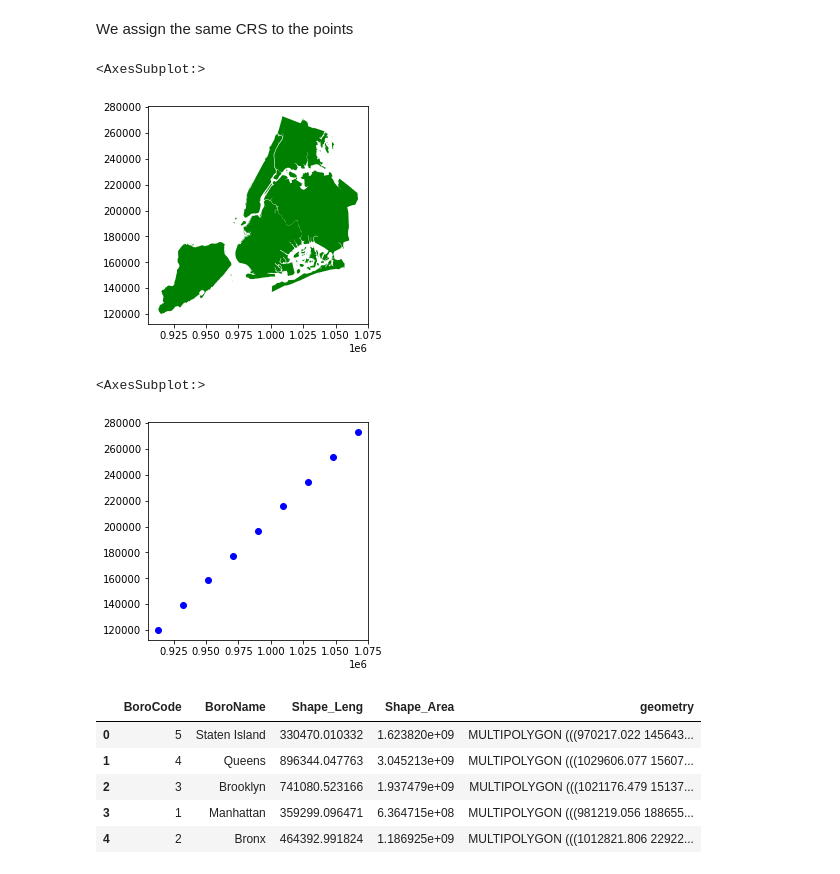
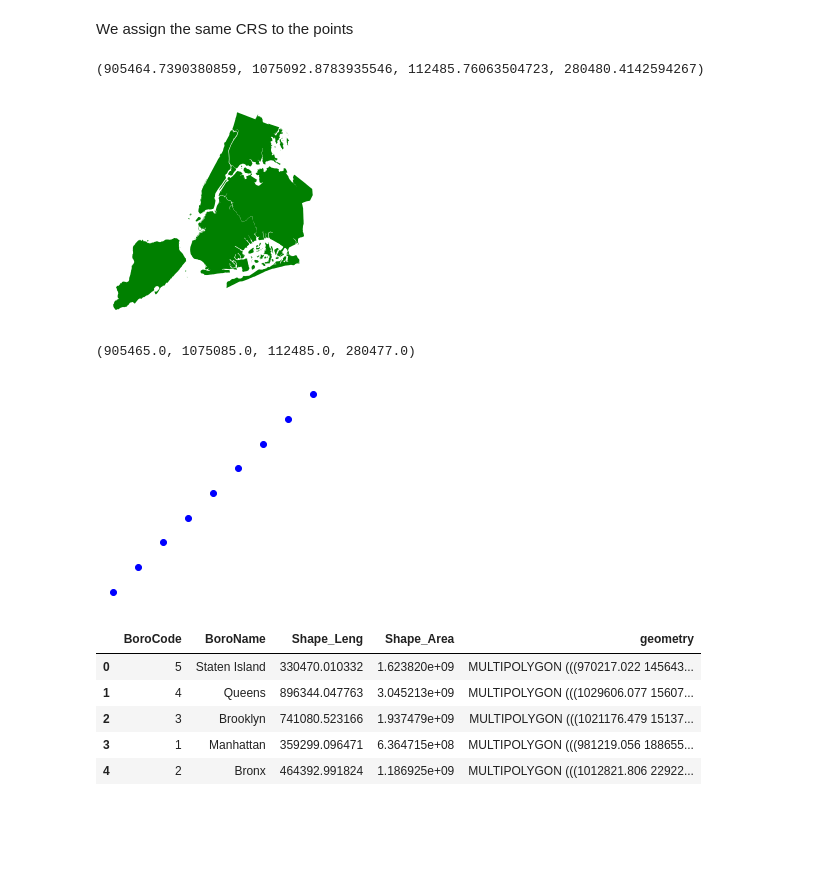
Before and after one commit to luigiselmi/geoscience, a Jupyter notebook: spatial_relationships.ipynb, the cells around one changed output. Drawn from its saved outputs; the diff is of its cells as text; code cells hidden in the pictures; blank space fills up the shorter version.

```diff
--- a/spatial_relationships.ipynb
+++ b/spatial_relationships.ipynb
@@ -46,15 +46,19 @@ We assign the same CRS to the points
 # %%
 pois_df.crs = neighborhoods_df.crs
 # %%
-neighborhoods_df.plot(color='green')
+fig, ax = plt.subplots()
+neighborhoods_df.plot(color='green', ax=ax)
+ax.axis('off')
 # %% [output]
-<AxesSubplot:>
+(905464.7390380859, 1075092.8783935546, 112485.76063504723, 280480.4142594267)
-[figure, old version]
+[figure, new version]
 # %%
-pois_df.plot(color='blue')
+fig, ax = plt.subplots()
+pois_df.plot(color='blue', ax=ax)
+ax.axis('off')
 # %% [output]
-<AxesSubplot:>
+(905465.0, 1075085.0, 112485.0, 280477.0)
-[figure, old version]
+[figure, new version]
 # %%
 neighborhoods_df
 # %% [output]
```
Also changed, not shown: parts of 6 cells of this notebook, 1 other file.
